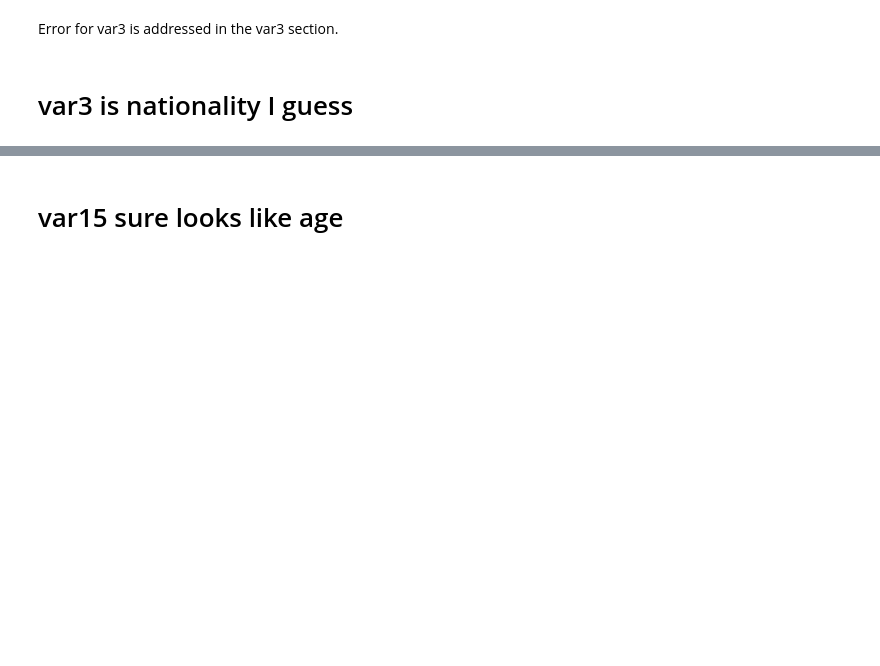
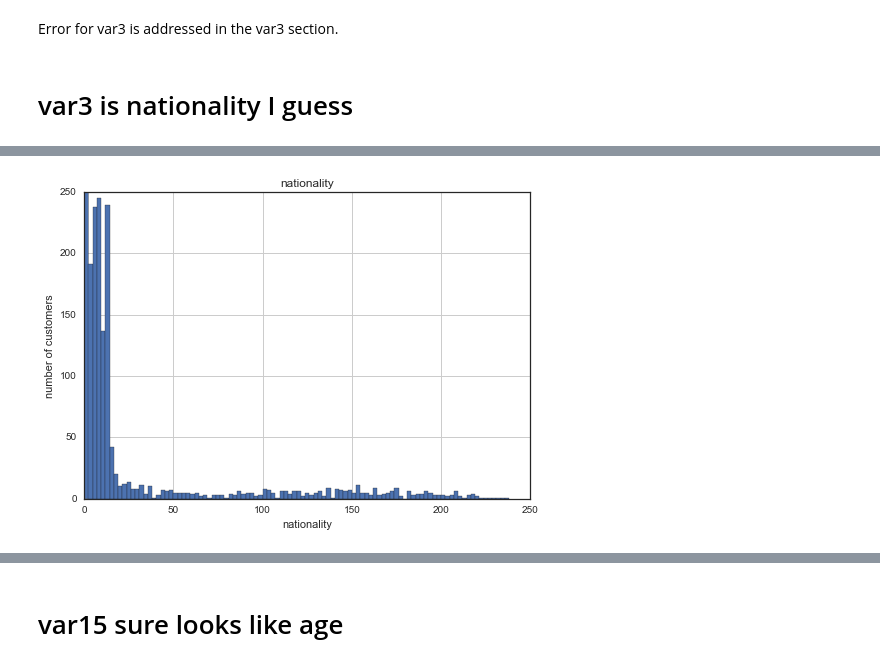
Before and after one commit to sketchychen/kaggle_santander, a Jupyter notebook: Kaggle_Santander.ipynb, the cells around one changed output, grey strips where cells are left out. Drawn from its saved outputs; the diff is of its cells as text; code cells hidden in the pictures; blank space fills up the shorter version.

```diff
--- a/Kaggle_Santander.ipynb
+++ b/Kaggle_Santander.ipynb
@@ -83,0 +103,11 @@ train = train.replace(-999999,2)
+# %%
+# distribution
+santrainder.var3.hist(bins=100)
+plt.xlabel('nationality')
+plt.ylabel('number of customers')
+x1,x2,y1,y2 = plt.axis()
+plt.axis((x1,x2,0,250)) # country 2 is off the charts with this range
+plt.title('nationality')
+plt.show()
+# %% [output]
+[figure, added]
```
Also changed, not shown: parts of 32 cells of this notebook, 1 other file.
